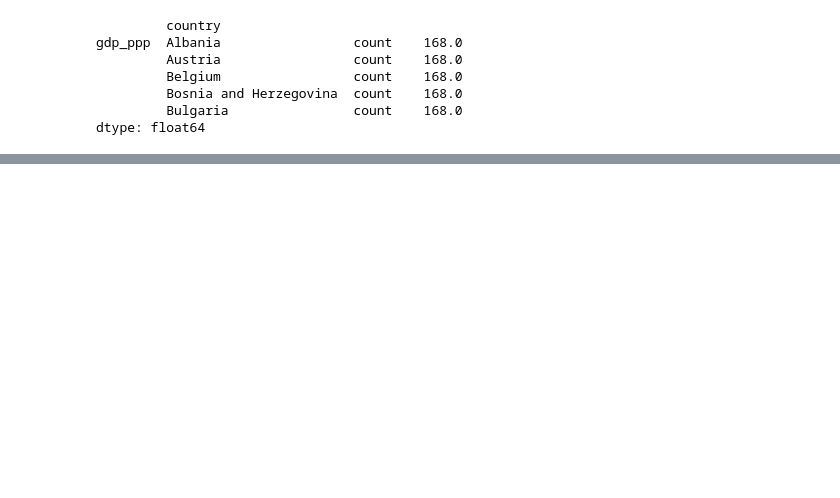
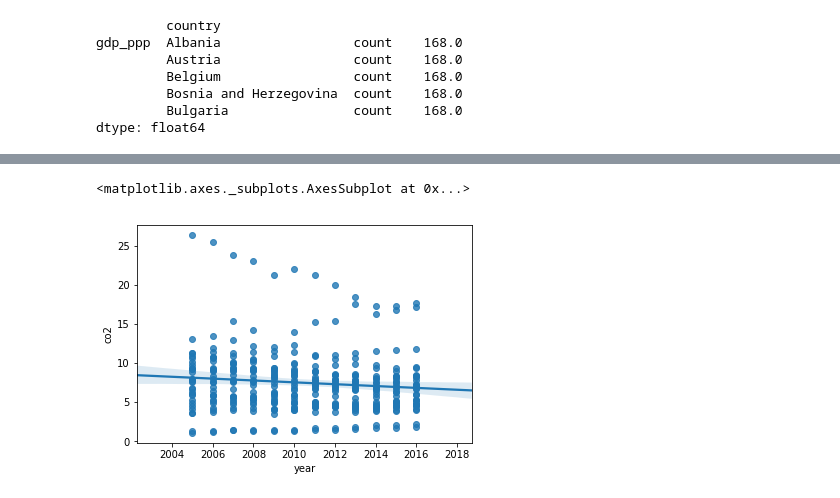
Before and after one commit to drdma/renewable_air, a Jupyter notebook: renewable_CO2.ipynb, the cells around one changed output, grey strips where cells are left out. Cells and saved outputs as stored; diff of their text form; code cells hidden in the pictures; blank space fills up the shorter version.

```diff
--- a/renewable_CO2.ipynb
+++ b/renewable_CO2.ipynb
@@ -438,0 +440,9 @@ for i in range(len(traincountries)):
+# %%
+filtered_alldf = alldf[(alldf.renew_typ=='Renewable energies')]
+
+sns.regplot(filtered_alldf.year, filtered_alldf.co2)
+
+# no correlation with year?
+# %% [output]
+<matplotlib.axes._subplots.AxesSubplot at 0x...>
+[figure, added]
```
Also changed, not shown: parts of 17 cells of this notebook, 1 other file.
